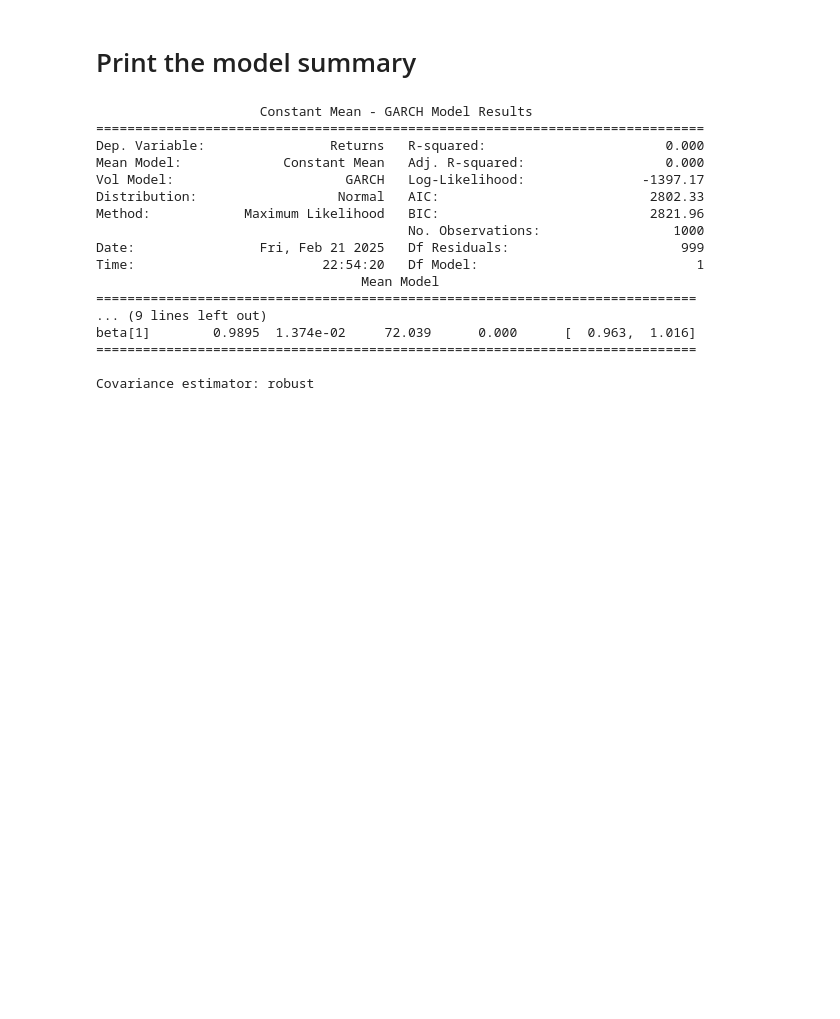
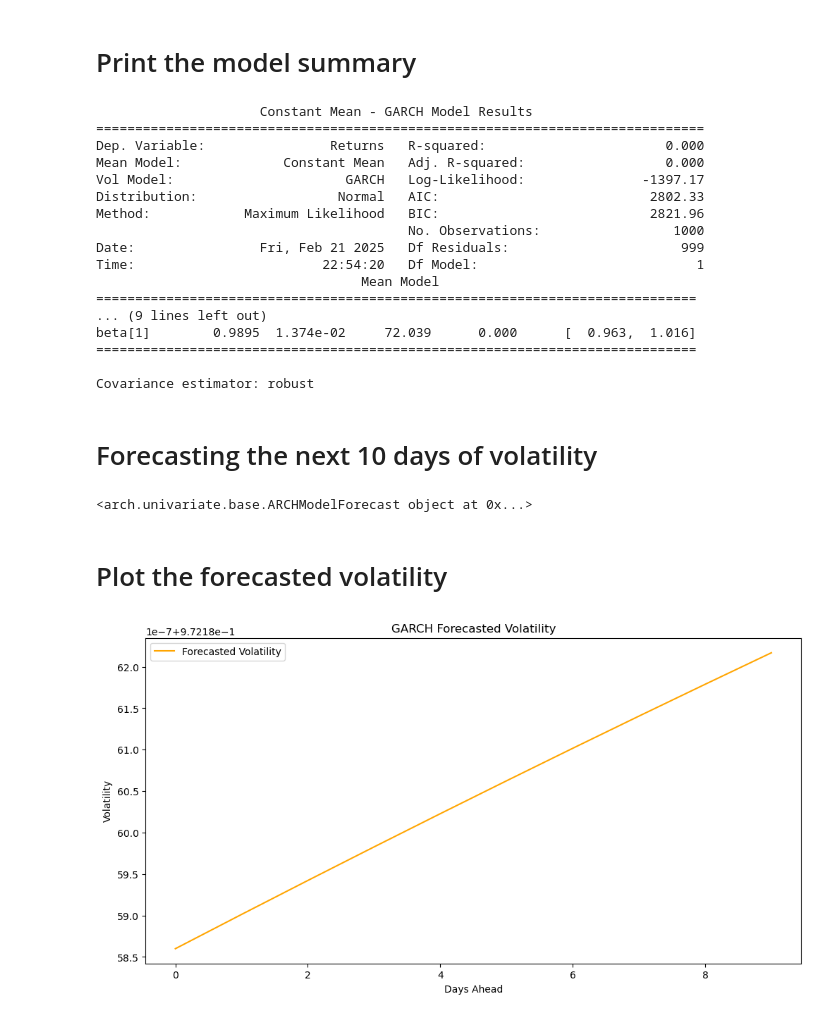
Before and after one commit to erisimasol/Week-10-KAIM-10X, a Jupyter notebook: Notebook/Week-10-Task-01.ipynb, the cells around one changed output. Saved outputs shown, nothing was run; the diff lists cells and outputs as text; code cells hidden in the pictures; blank space fills up the shorter version.

Commit message:
forecasted

```diff
--- a/Notebook/Week-10-Task-01.ipynb
+++ b/Notebook/Week-10-Task-01.ipynb
@@ -674,3 +674,24 @@ beta[1]        0.9895  1.374e-02     72.039      0.000      [  0.963,  1.016]
 =============================================================================
 
 Covariance estimator: robust
+# %% [markdown]
+# Forecasting the next 10 days of volatility
+# %%
+
+forecast = model_fit.forecast(horizon=10)
+print(forecast)
+# %% [output]
+<arch.univariate.base.ARCHModelForecast object at 0x...>
+# %% [markdown]
+# Plot the forecasted volatility
+# %%
+
+plt.figure(figsize=(12, 6))
+plt.plot(forecast.variance.values[-1], label='Forecasted Volatility', color='orange')
+plt.title('GARCH Forecasted Volatility')
+plt.xlabel('Days Ahead')
+plt.ylabel('Volatility')
+plt.legend()
+plt.show()
+# %% [output]
+[figure, added]
```
